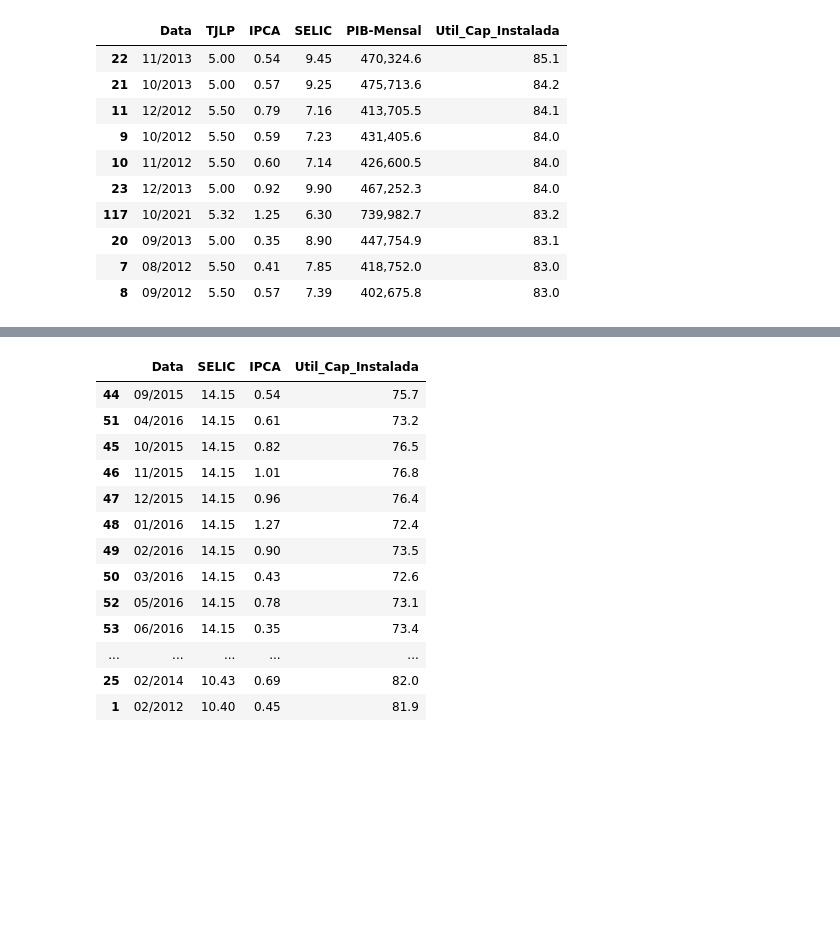
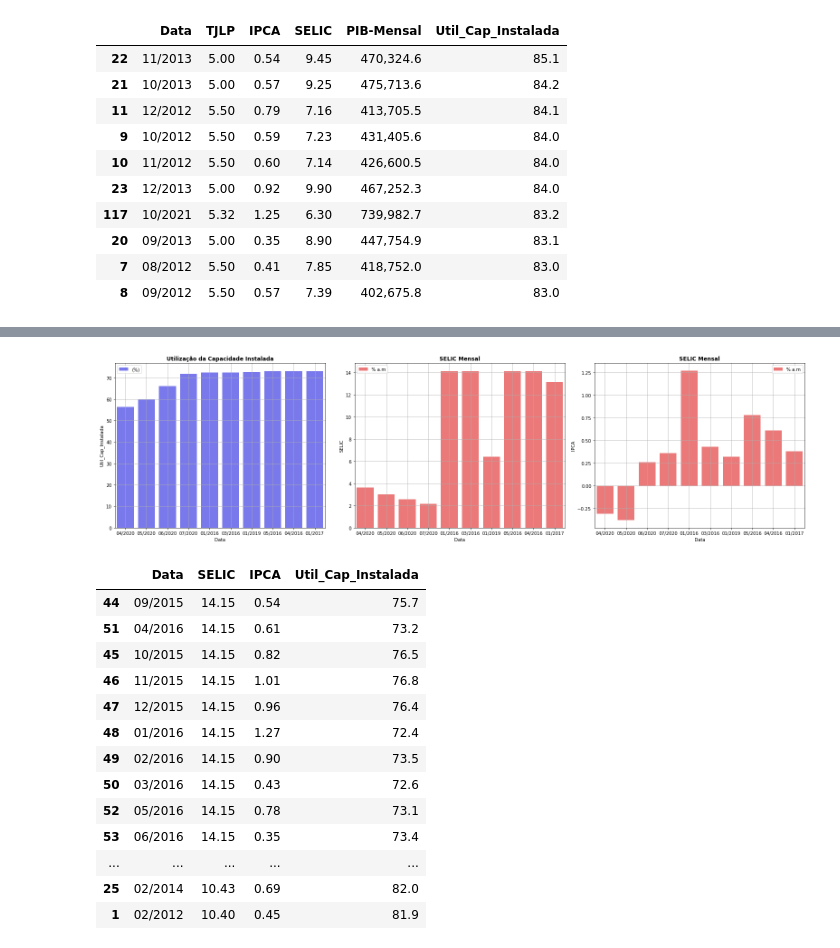
Before and after one commit to eduardoluisvieira/mackenzie, a Jupyter notebook: AnaliseIndustria.ipynb, the cells around one changed output, grey strips where cells are left out. Saved outputs shown, nothing was run; the diff lists cells and outputs as text; code cells hidden in the pictures; blank space fills up the shorter version.

```diff
--- a/AnaliseIndustria.ipynb
+++ b/AnaliseIndustria.ipynb
@@ -121,0 +122,3 @@ plt.show()
+# %%
+CapInstalada_Min = indicadores.nsmallest(10,'Util_Cap_Instalada')
+CapInstalada_Min
@@ -122,3 +137,27 @@ plt.show()
+# %%
+plt.figure(figsize=(22,6))
+plt.subplot(1,3,1)
+sns.barplot(x=CapInstalada_Min['Data'],y=CapInstalada_Min['Util_Cap_Instalada'], color='b',label='(%)',alpha=0.6)
+plt.title('Utilização da Capacidade Instalada',fontsize=12,weight='bold')
+plt.legend()
+plt.grid()
+
+plt.subplot(1,3,2)
+sns.barplot(x=CapInstalada_Min['Data'],y=CapInstalada_Min['SELIC'], color='r',label='% a.m',alpha=0.6)
+plt.title('SELIC Mensal',fontsize=12,weight='bold')
+plt.legend()
+plt.grid()
+
+plt.subplot(1,3,3)
+sns.barplot(x=CapInstalada_Min['Data'],y=CapInstalada_Min['IPCA'], color='r',label='% a.m',alpha=0.6)
+plt.title('SELIC Mensal',fontsize=12,weight='bold')
+plt.legend()
+plt.grid()
+
+plt.tight_layout()
+plt.show()
+# %% [output]
+[figure, added]
 # %%
 # Cenário que a taxa SELIC superou os 10%
 SELIC_10 = indicadores[indicadores.SELIC > 10.0][['Data','SELIC','IPCA','Util_Cap_Instalada']]
```
Also changed, not shown: parts of 3 cells of this notebook.
